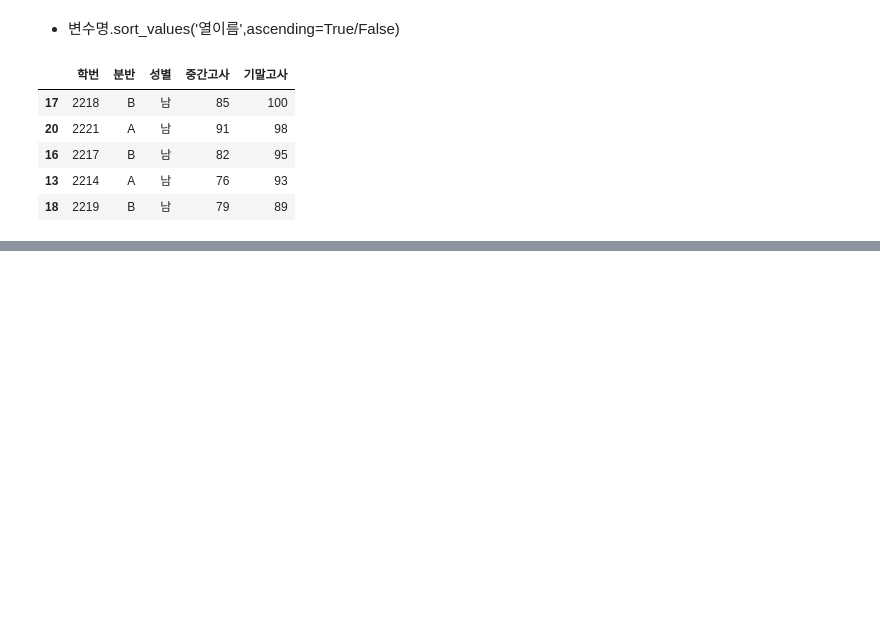
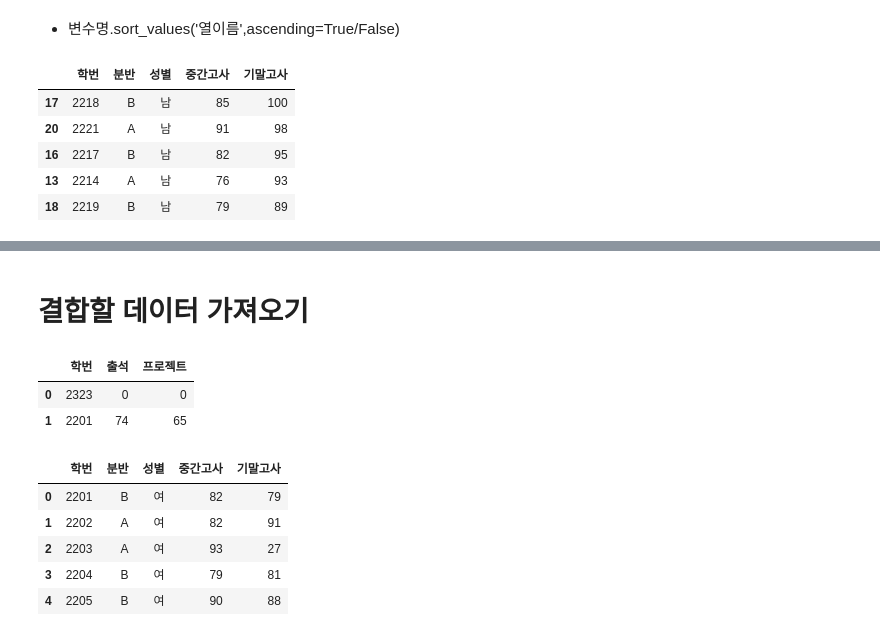
Before and after one commit to kimomin/DataAnalysis, a Jupyter notebook: 3rd_pandas.ipynb, the cells around one changed output, grey strips where cells are left out. Cells and saved outputs as stored; diff of their text form; code cells hidden in the pictures; blank space fills up the shorter version.

```diff
--- a/3rd_pandas.ipynb
+++ b/3rd_pandas.ipynb
@@ -164,0 +199,18 @@ score1.sort_values(['성별','기말고사'], ascending=[True,False]).head()
+# %% [markdown]
+# 결합할 데이터 가져오기
+# %%
+test1 = pd.read_csv('data/test.csv', encoding='cp949') # 폴더 경로 에러 날 때 역슬래쉬를 슬래쉬로 바꾸거나 ''앞에 r 붙이기
+test1
+# %% [output]
+|  | 학번 | 출석 | 프로젝트 |
+| 0 | 2323 | 0 | 0 |
+| 1 | 2201 | 74 | 65 |
+# %%
+score1.head()
+# %% [output]
+|  | 학번 | 분반 | 성별 | 중간고사 | 기말고사 |
+| 0 | 2201 | B | 여 | 82 | 79 |
+| 1 | 2202 | A | 여 | 82 | 91 |
+| 2 | 2203 | A | 여 | 93 | 27 |
+| 3 | 2204 | B | 여 | 79 | 81 |
+| 4 | 2205 | B | 여 | 90 | 88 |
```
Also changed, not shown: parts of 23 cells of this notebook.
